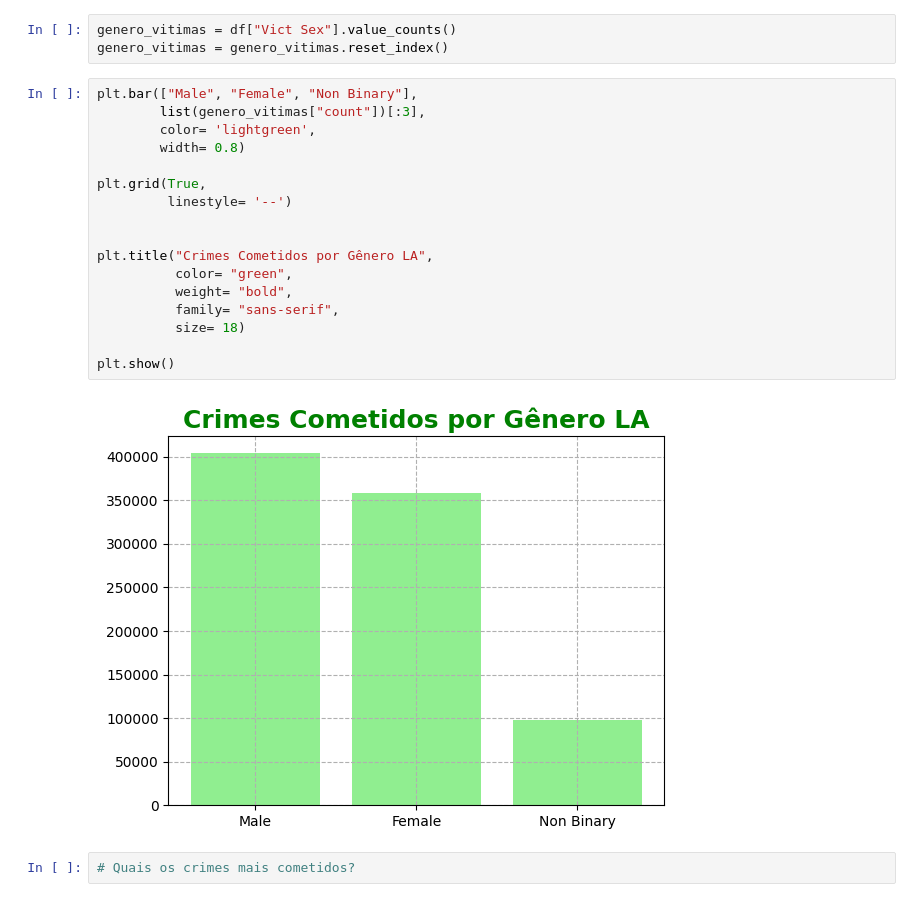
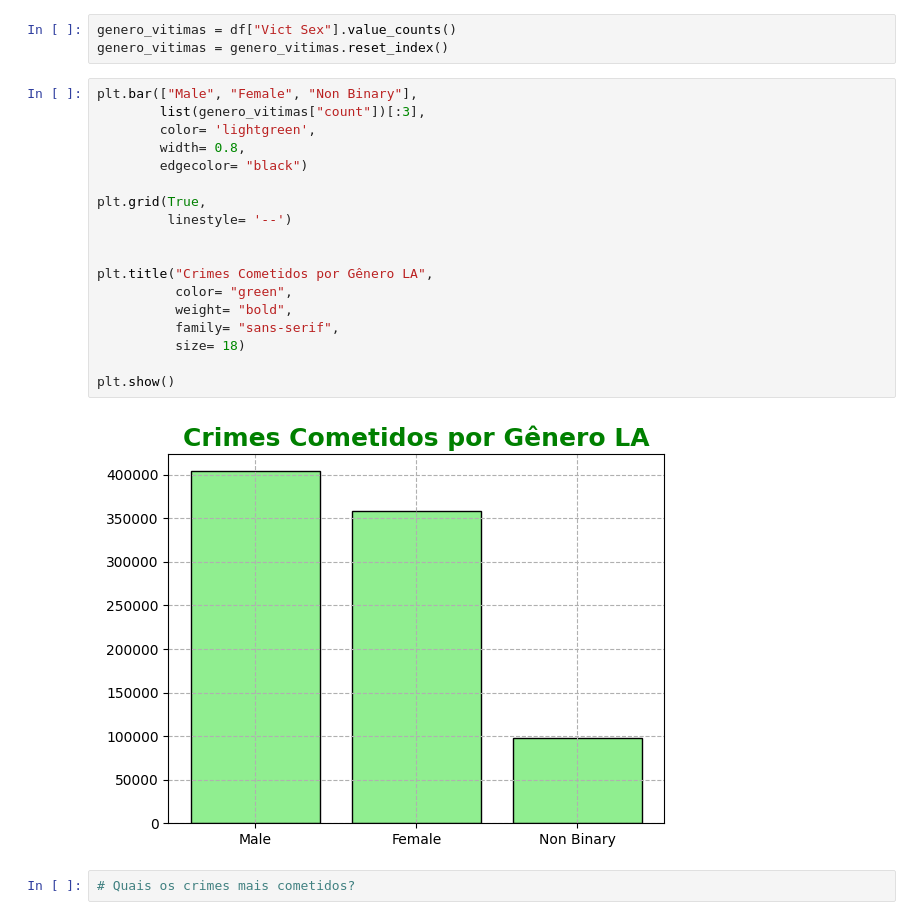
Before and after one commit to lucassilva-aiengineer/Seguranca-Publica-Los-Angeles, a Jupyter notebook: notebooks/main.ipynb, the cells around one changed output. Saved outputs shown, nothing was run; the diff lists cells and outputs as text.

```diff
--- a/notebooks/main.ipynb
+++ b/notebooks/main.ipynb
@@ -73,22 +73,23 @@ genero_vitimas = genero_vitimas.reset_index()
 # %%
 plt.bar(["Male", "Female", "Non Binary"],
         list(genero_vitimas["count"])[:3],
         color= 'lightgreen',
-        width= 0.8)
+        width= 0.8,
+        edgecolor= "black")
 
 plt.grid(True,
          linestyle= '--')
 
 
 plt.title("Crimes Cometidos por Gênero LA",
           color= "green",
           weight= "bold",
           family= "sans-serif",
           size= 18)
 
 plt.show()
 # %% [output]
-[figure, old version]
+[figure, new version]
 # %%
 # Quais os crimes mais cometidos?
 # %%
```
Also changed, not shown: parts of 10 cells of this notebook.
